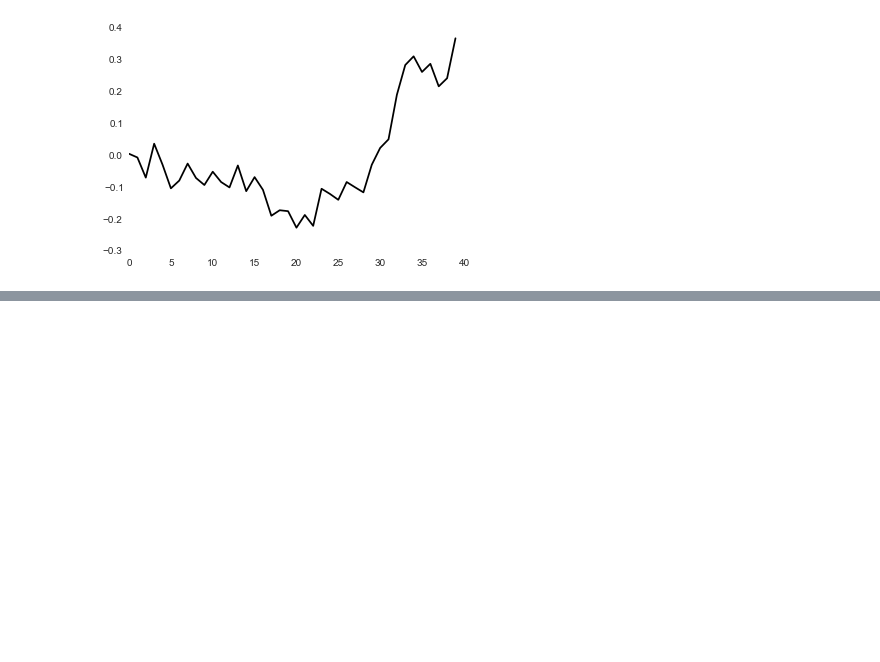
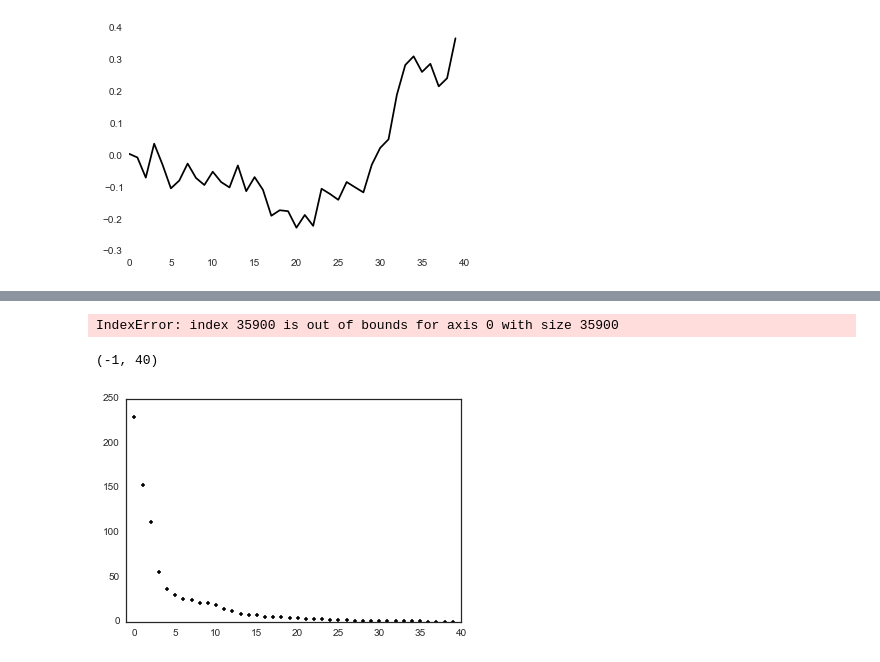
Before and after one commit to baccuslab/deep-retina, a Jupyter notebook: notebooks/Filter visualizations.ipynb, the cells around one changed output, grey strips where cells are left out. Drawn from its saved outputs; the diff is of its cells as text; code cells hidden in the pictures; blank space fills up the shorter version.

```diff
--- a/notebooks/Filter visualizations.ipynb
+++ b/notebooks/Filter visualizations.ipynb
@@ -815,0 +930,5 @@ plt.plot(u[:,0], 'k')
+# %%
+stas = np.empty((32, 40, 50, 50), dtype='float')
+for idx, sample in enumerate(X):
+    for unit in range(32):
+        stas[unit] += layer_output[idx, unit] * sample
@@ -815,0 +939,4 @@ plt.plot(u[:,0], 'k')
+# %%
+tmp = []
+for idx, (X, y) in enumerate(datagen(1, *training)):
+    tmp.append(idx)
@@ -815,0 +947,17 @@ plt.plot(u[:,0], 'k')
+# %%
+L3_stas = np.empty((32, 40, 50, 50), dtype='float')
+L4_sta = np.empty((40, 50, 50), dtype='float')
+for X, y in enumerate(datagen(50, *training)):
+    L4_sta += L4[idx] * X[0]
+    for unit in range(32):
+        L3_stas[unit] += L3[idx, unit] * X[0]
+# %% [output]
+IndexError: index 35900 is out of bounds for axis 0 with size 35900
+# %%
+L3_stas = np.empty((32, 40, 50, 50), dtype='float')
+L4_sta = np.empty((40, 50, 50), dtype='float')
+for X, y in datagen(50, *training):
+    for idx, sample in enumerate(X):
+        L4_sta += L4[idx*50] * sample
+        for unit in range(32):
+            L3_stas[unit] += L3[idx*50, unit] * sample
@@ -815,0 +971,8 @@ plt.plot(u[:,0], 'k')
+# %%
+which_sta = 16
+space, time = ft.decompose(L3_stas[which_sta])
+plt.plot(singular_values(L3_stas[which_sta]), 'k.')
+plt.xlim([-1, 40])
+# %% [output]
+(-1, 40)
+[figure, added]
```
Also changed, not shown: parts of 48 cells of this notebook, 1 other file.
